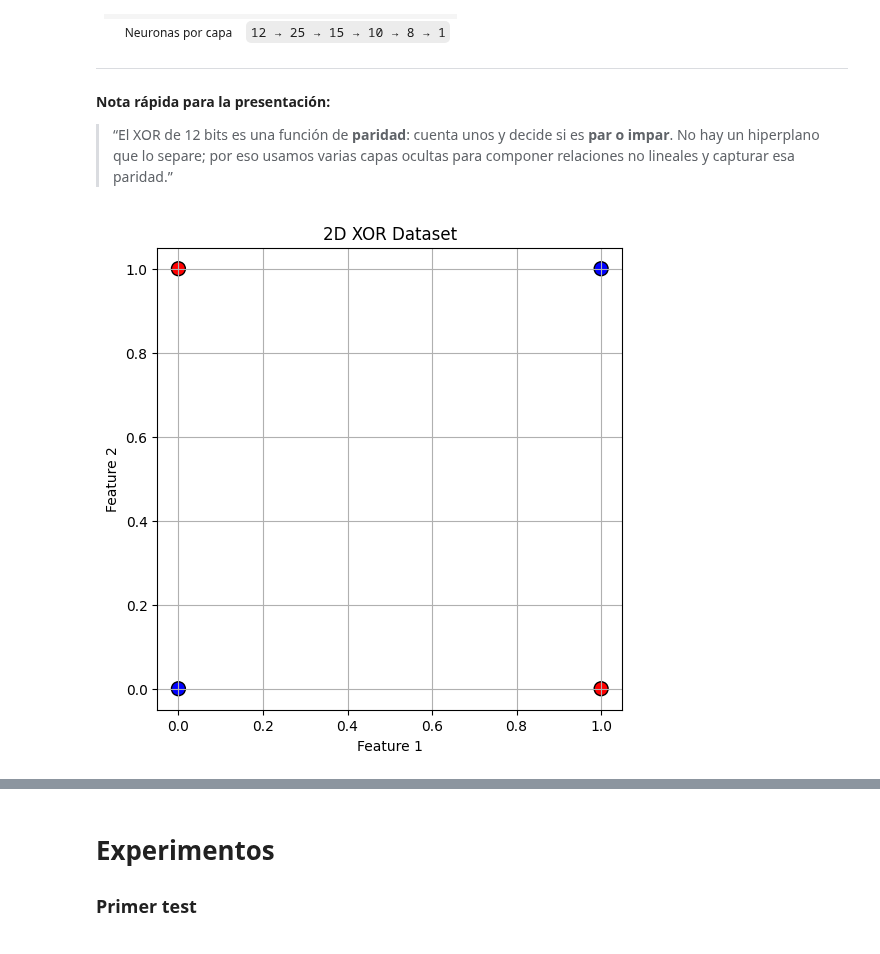
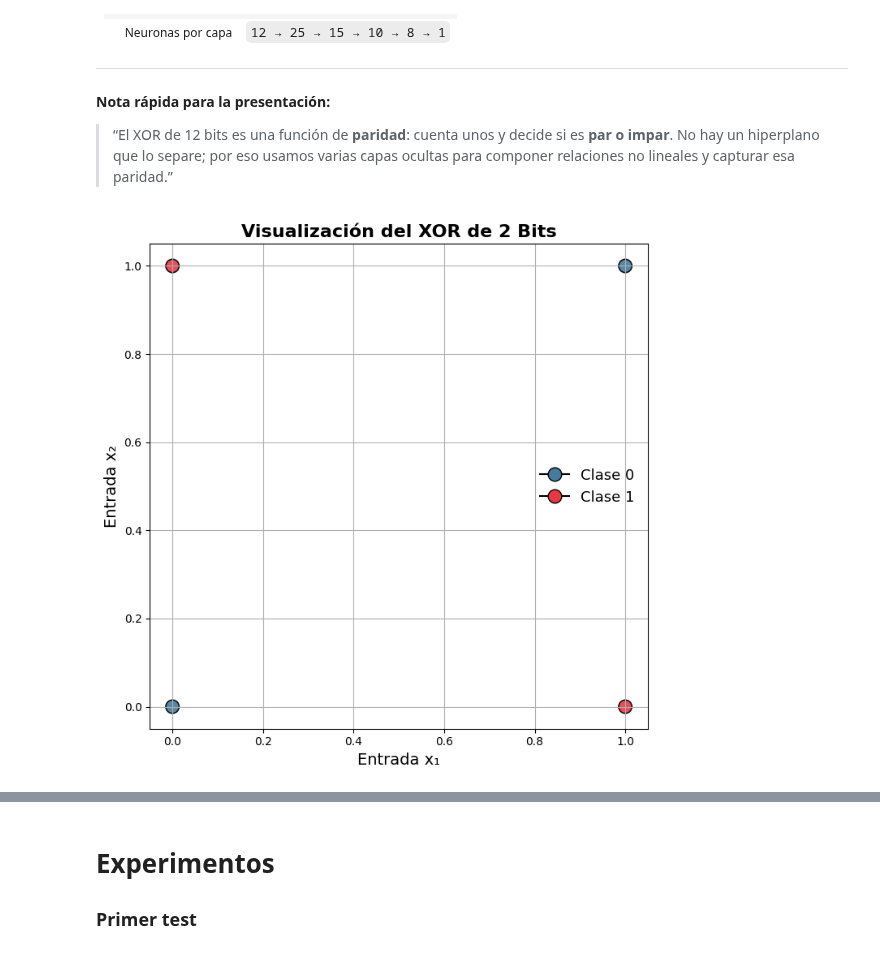
Before and after one commit to Coco-os/FNN-Implementation, a Jupyter notebook: notebooks/problems/regression/XOR.ipynb, the cells around one changed output, grey strips where cells are left out. Cells and saved outputs as stored; diff of their text form; code cells hidden in the pictures.

Commit message:
implemented XOR visualization

```diff
--- a/notebooks/problems/regression/XOR.ipynb
+++ b/notebooks/problems/regression/XOR.ipynb
@@ -42,25 +43,44 @@ from main.neural_network.neural_network import test_loss
 # %%
 def generate_n_dimensional_xor(n):
     X = np.array(list(product([0, 1], repeat=n)))
     y = np.sum(X, axis=1) % 2
 
     X = X.reshape(2**n, n, 1)
     y = y.reshape(2**n, 1)
 
     return X, y
 
 X, y = generate_n_dimensional_xor(2)
 
 x_coords = X[:, 0, 0]
 y_coords = X[:, 1, 0]
+colors = np.where(y.ravel() == 1, "#E63946", "#457B9D")
 
-plt.figure(figsize=(6, 6))
-plt.scatter(x_coords, y_coords, c=['red' if label == 1 else 'blue' for label in y], s=100, edgecolors='k')
-plt.xlabel('Feature 1')
-plt.ylabel('Feature 2')
-plt.title('2D XOR Dataset')
+plt.figure(figsize=(7, 7))
+
+plt.scatter(
+    x_coords, y_coords,
+    c=colors,
+    s=140,
+    edgecolors='black',
+    linewidths=1.2,
+    alpha=0.9
+)
+
+plt.xlabel('Entrada x₁', fontsize=14)
+plt.ylabel('Entrada x₂', fontsize=14)
+plt.title('Visualización del XOR de 2 Bits', fontsize=16, fontweight='bold')
+
+legend_elements = [
+    Line2D([0], [0], marker='o', color='black', label='Clase 0', markerfacecolor='#457B9D', markersize=12),
+    Line2D([0], [0], marker='o', color='black', label='Clase 1', markerfacecolor='#E63946', markersize=12)
+]
+plt.legend(handles=legend_elements, fontsize=13, frameon=False)
+
 plt.grid(True)
+plt.gca().set_facecolor("white")
+plt.tight_layout()
 plt.show()
 # %% [output]
-[figure, old version]
+[figure, new version]
 # %%
```
Also changed, not shown: parts of 16 cells of this notebook.
